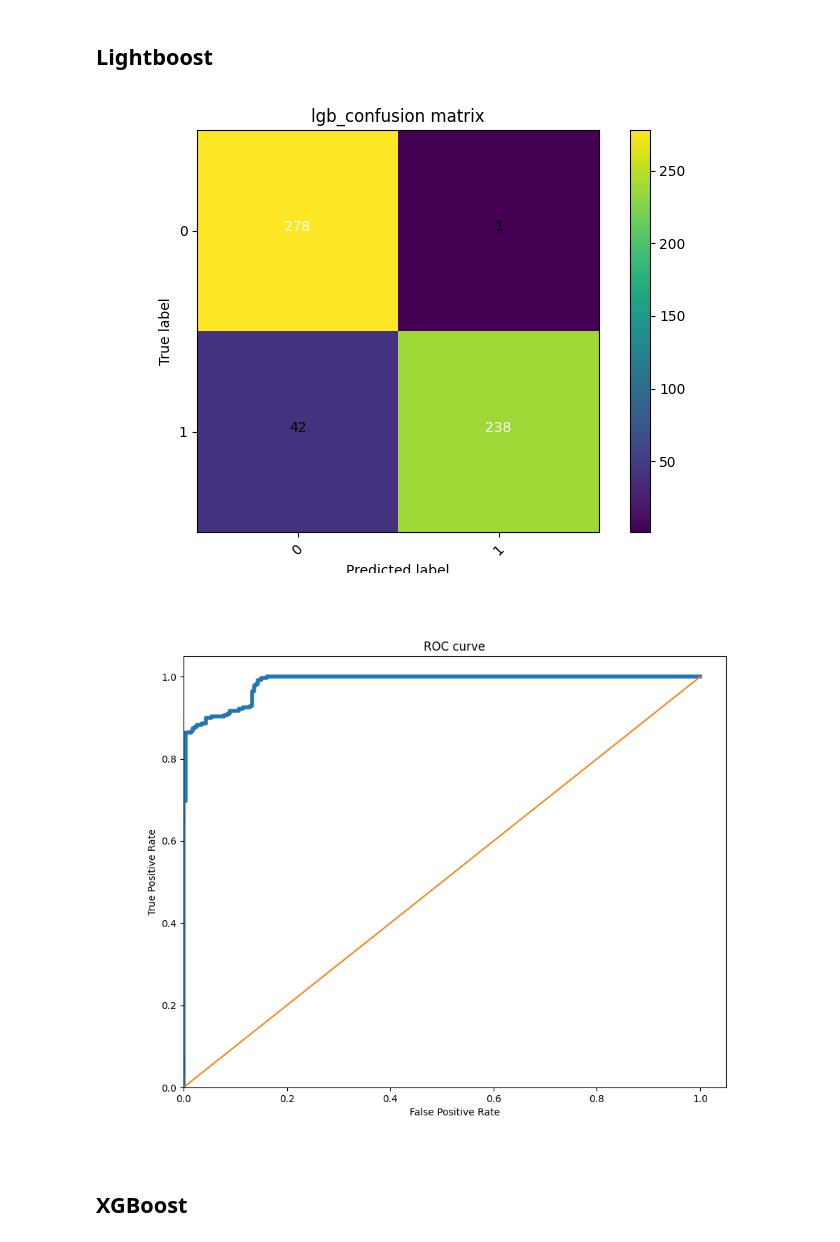
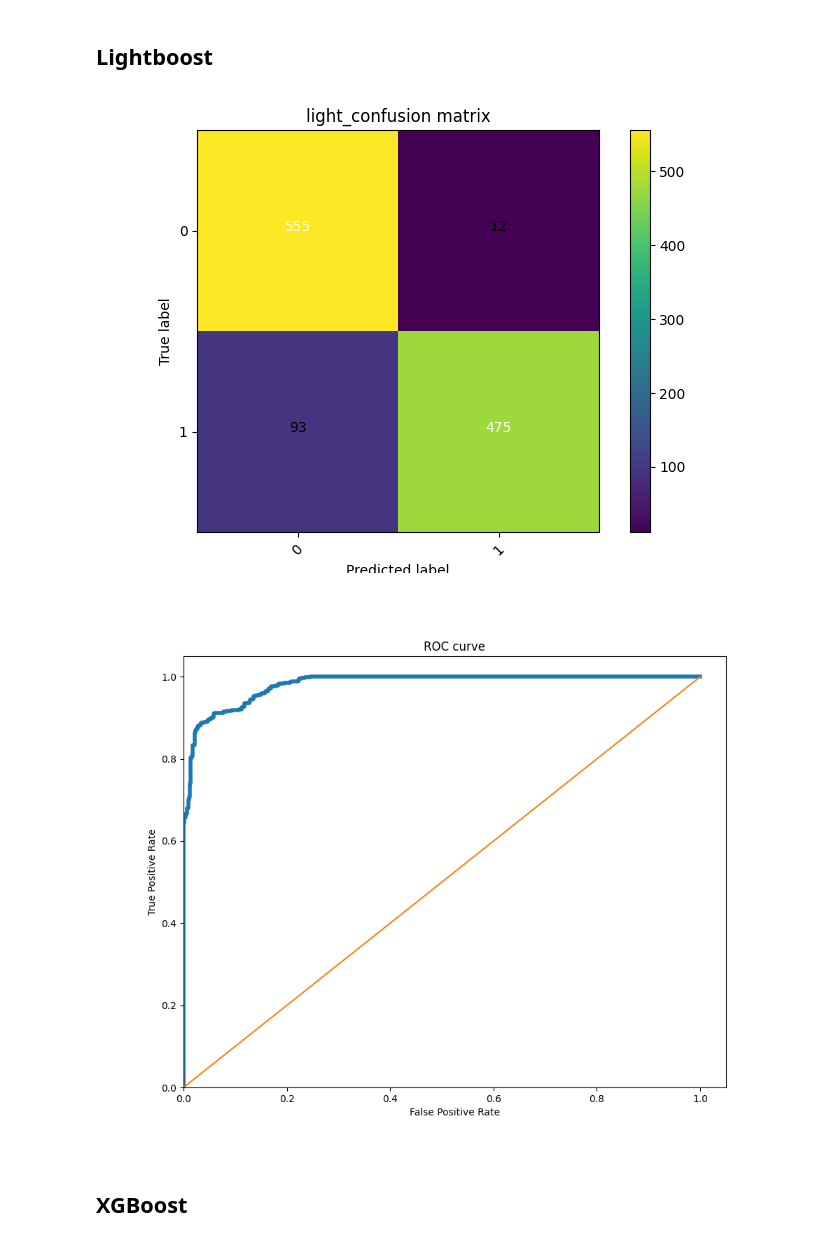
Before and after one commit to Kira-ann/classification-of-hyperspectrum, a Jupyter notebook: Data/metrics_model.ipynb, the cells around one changed output. Cells and saved outputs as stored; diff of their text form; code cells hidden in the pictures.

```diff
--- a/Data/metrics_model.ipynb
+++ b/Data/metrics_model.ipynb
@@ -14,13 +14,13 @@ Image("metrics/catboost_ROC.png")
 # %% [markdown]
 ## Lightboost
 # %%
-Image("metrics/lgb_conf_matrix.png")
+Image("metrics/light_conf_matrix.png")
 # %% [output]
-[figure, old version]
+[figure, new version]
 # %%
-Image("metrics/lgb_ROC.png")
+Image("metrics/light_ROC.png")
 # %% [output]
-[figure, old version]
+[figure, new version]
 # %% [markdown]
 ## XGBoost
 # %%
```
Also changed, not shown: parts of 4 cells of this notebook, 2 other files.
